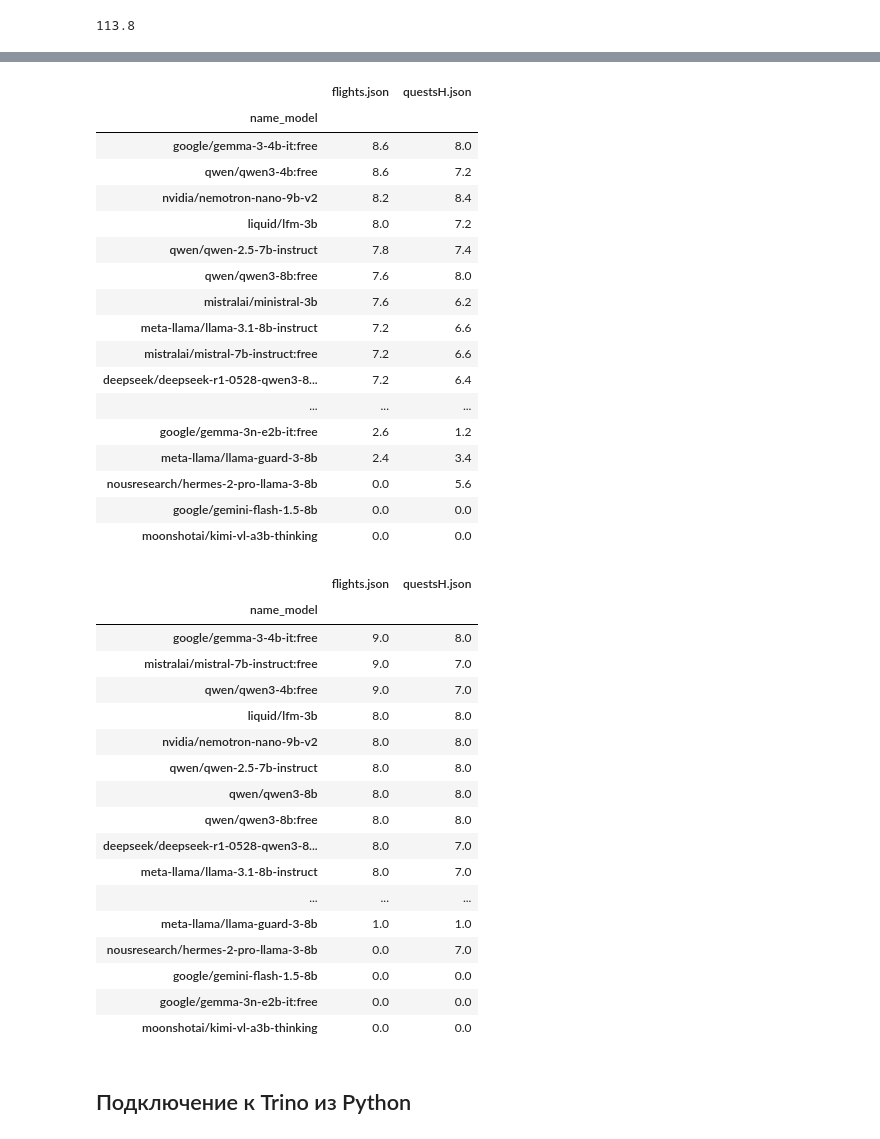
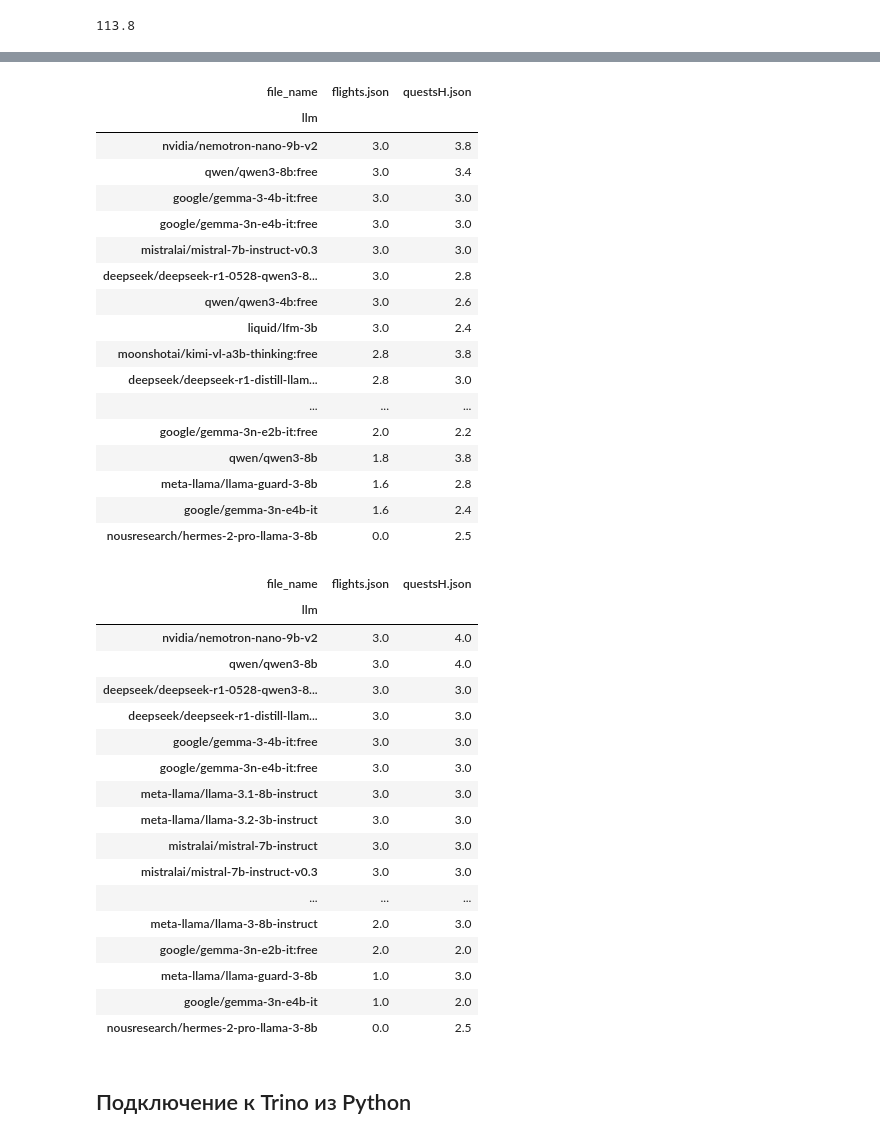
Before and after one commit to DimkKozhem/sgl-agent, a Jupyter notebook: LCT.ipynb, the cells around one changed output, grey strips where cells are left out. Drawn from its saved outputs; the diff is of its cells as text; code cells hidden in the pictures.

```diff
--- a/LCT.ipynb
+++ b/LCT.ipynb
@@ -262,0 +276,4 @@ df
+# %%
+df = df.pivot(index=['iteration','llm'], columns='file_name', values='score').reset_index()
+
+df
@@ -279,45 +296,49 @@ df.to_csv('models_results_table_grok.csv', index=False)
+# %%
+df = df.fillna(0)
+cols = ['flights.json', 'questsH.json']
+df[cols] = df[cols].apply(pd.to_numeric, errors='coerce')
 # %%
-df.groupby(['name_model'])[['flights.json','questsH.json']].mean().sort_values(by=["flights.json", "questsH.json"], ascending=[False, False])
+df.groupby(['llm'])[['flights.json','questsH.json']].mean().sort_values(by=["flights.json", "questsH.json"], ascending=[False, False])
 # %% [output]
-|  | flights.json | questsH.json |
-| name_model |  |  |
-| google/gemma-3-4b-it:free | 8.6 | 8.0 |
-| qwen/qwen3-4b:free | 8.6 | 7.2 |
-| nvidia/nemotron-nano-9b-v2 | 8.2 | 8.4 |
-| liquid/lfm-3b | 8.0 | 7.2 |
-| qwen/qwen-2.5-7b-instruct | 7.8 | 7.4 |
-| qwen/qwen3-8b:free | 7.6 | 8.0 |
-| mistralai/ministral-3b | 7.6 | 6.2 |
-| meta-llama/llama-3.1-8b-instruct | 7.2 | 6.6 |
-| mistralai/mistral-7b-instruct:free | 7.2 | 6.6 |
-| deepseek/deepseek-r1-0528-qwen3-8... | 7.2 | 6.4 |
+| file_name | flights.json | questsH.json |
+| llm |  |  |
+| nvidia/nemotron-nano-9b-v2 | 3.0 | 3.8 |
+| qwen/qwen3-8b:free | 3.0 | 3.4 |
+| google/gemma-3-4b-it:free | 3.0 | 3.0 |
+| google/gemma-3n-e4b-it:free | 3.0 | 3.0 |
+| mistralai/mistral-7b-instruct-v0.3 | 3.0 | 3.0 |
+| deepseek/deepseek-r1-0528-qwen3-8... | 3.0 | 2.8 |
+| qwen/qwen3-4b:free | 3.0 | 2.6 |
+| liquid/lfm-3b | 3.0 | 2.4 |
+| moonshotai/kimi-vl-a3b-thinking:free | 2.8 | 3.8 |
+| deepseek/deepseek-r1-distill-llam... | 2.8 | 3.0 |
 | ... | ... | ... |
-| google/gemma-3n-e2b-it:free | 2.6 | 1.2 |
-| meta-llama/llama-guard-3-8b | 2.4 | 3.4 |
-| nousresearch/hermes-2-pro-llama-3-8b | 0.0 | 5.6 |
-| google/gemini-flash-1.5-8b | 0.0 | 0.0 |
-| moonshotai/kimi-vl-a3b-thinking | 0.0 | 0.0 |
+| google/gemma-3n-e2b-it:free | 2.0 | 2.2 |
+| qwen/qwen3-8b | 1.8 | 3.8 |
+| meta-llama/llama-guard-3-8b | 1.6 | 2.8 |
+| google/gemma-3n-e4b-it | 1.6 | 2.4 |
+| nousresearch/hermes-2-pro-llama-3-8b | 0.0 | 2.5 |
 # %%
-df.groupby(['name_model'])[['flights.json','questsH.json']].median().sort_values(by=["flights.json", "questsH.json"], ascending=[False, False])
+df.groupby(['llm'])[['flights.json','questsH.json']].median().sort_values(by=["flights.json", "questsH.json"], ascending=[False, False])
 # %% [output]
-|  | flights.json | questsH.json |
-| name_model |  |  |
-| google/gemma-3-4b-it:free | 9.0 | 8.0 |
-| mistralai/mistral-7b-instruct:free | 9.0 | 7.0 |
-| qwen/qwen3-4b:free | 9.0 | 7.0 |
-| liquid/lfm-3b | 8.0 | 8.0 |
-| nvidia/nemotron-nano-9b-v2 | 8.0 | 8.0 |
-| qwen/qwen-2.5-7b-instruct | 8.0 | 8.0 |
-| qwen/qwen3-8b | 8.0 | 8.0 |
-| qwen/qwen3-8b:free | 8.0 | 8.0 |
-| deepseek/deepseek-r1-0528-qwen3-8... | 8.0 | 7.0 |
-| meta-llama/llama-3.1-8b-instruct | 8.0 | 7.0 |
+| file_name | flights.json | questsH.json |
+| llm |  |  |
+| nvidia/nemotron-nano-9b-v2 | 3.0 | 4.0 |
+| qwen/qwen3-8b | 3.0 | 4.0 |
+| deepseek/deepseek-r1-0528-qwen3-8... | 3.0 | 3.0 |
+| deepseek/deepseek-r1-distill-llam... | 3.0 | 3.0 |
+| google/gemma-3-4b-it:free | 3.0 | 3.0 |
+| google/gemma-3n-e4b-it:free | 3.0 | 3.0 |
+| meta-llama/llama-3.1-8b-instruct | 3.0 | 3.0 |
+| meta-llama/llama-3.2-3b-instruct | 3.0 | 3.0 |
+| mistralai/mistral-7b-instruct | 3.0 | 3.0 |
+| mistralai/mistral-7b-instruct-v0.3 | 3.0 | 3.0 |
 | ... | ... | ... |
-| meta-llama/llama-guard-3-8b | 1.0 | 1.0 |
-| nousresearch/hermes-2-pro-llama-3-8b | 0.0 | 7.0 |
-| google/gemini-flash-1.5-8b | 0.0 | 0.0 |
-| google/gemma-3n-e2b-it:free | 0.0 | 0.0 |
-| moonshotai/kimi-vl-a3b-thinking | 0.0 | 0.0 |
+| meta-llama/llama-3-8b-instruct | 2.0 | 3.0 |
+| google/gemma-3n-e2b-it:free | 2.0 | 2.0 |
+| meta-llama/llama-guard-3-8b | 1.0 | 3.0 |
+| google/gemma-3n-e4b-it | 1.0 | 2.0 |
+| nousresearch/hermes-2-pro-llama-3-8b | 0.0 | 2.5 |
 # %%
 ПОДВАл
 # %% [markdown]
```
Also changed, not shown: parts of 4 cells of this notebook, 13 other files.
